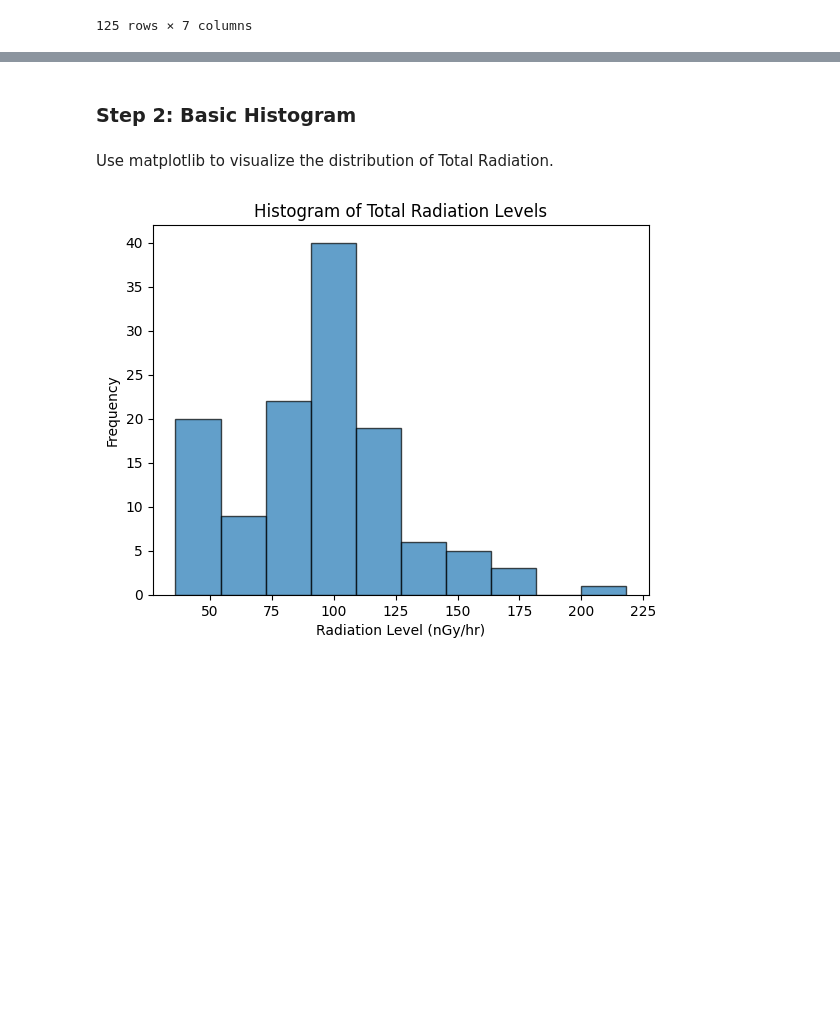
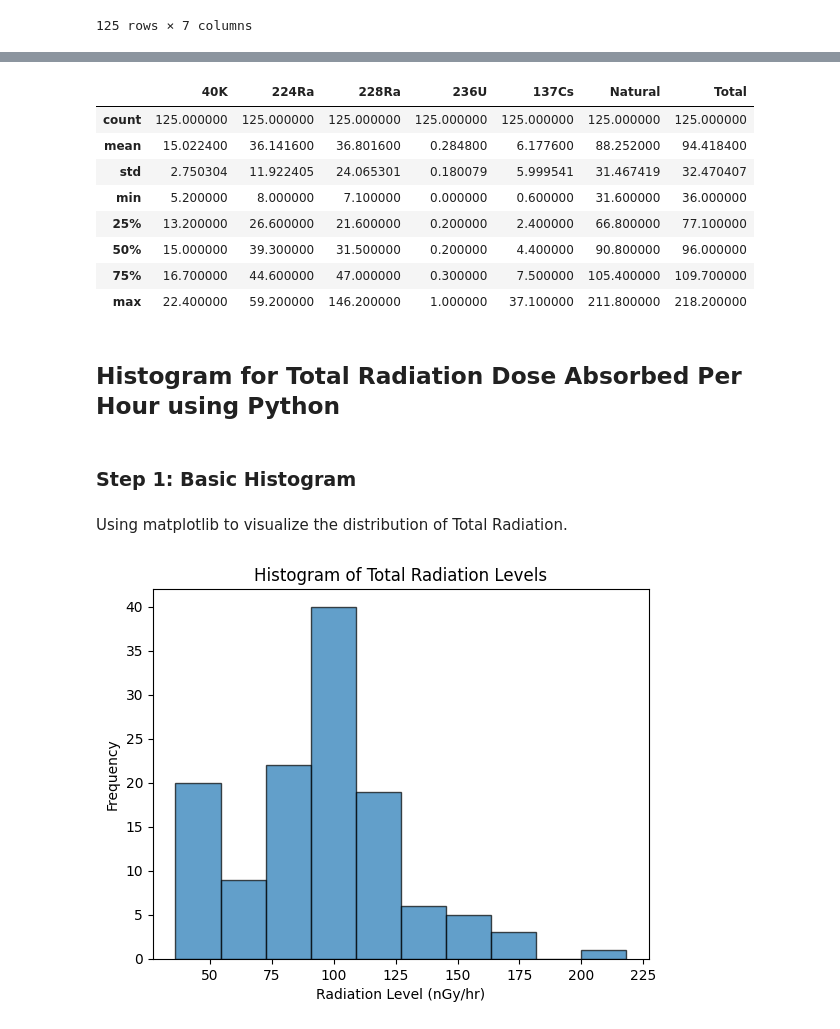
Before and after one commit to sandeept252/Geostatistics, a Jupyter notebook: CROATRAD.ipynb, the cells around one changed output, grey strips where cells are left out. Drawn from its saved outputs; the diff is of its cells as text; code cells hidden in the pictures; blank space fills up the shorter version.

Commit message:
Descriptive statistics using python in Jupyter Notebook

```diff
--- a/CROATRAD.ipynb
+++ b/CROATRAD.ipynb
@@ -84,7 +191,21 @@ df
+# %%
+df.describe()
+# %% [output]
+|  | 40K | 224Ra | 228Ra | 236U | 137Cs | Natural | Total |
+| count | 125.000000 | 125.000000 | 125.000000 | 125.000000 | 125.000000 | 125.000000 | 125.000000 |
+| mean | 15.022400 | 36.141600 | 36.801600 | 0.284800 | 6.177600 | 88.252000 | 94.418400 |
+| std | 2.750304 | 11.922405 | 24.065301 | 0.180079 | 5.999541 | 31.467419 | 32.470407 |
+| min | 5.200000 | 8.000000 | 7.100000 | 0.000000 | 0.600000 | 31.600000 | 36.000000 |
+| 25% | 13.200000 | 26.600000 | 21.600000 | 0.200000 | 2.400000 | 66.800000 | 77.100000 |
+| 50% | 15.000000 | 39.300000 | 31.500000 | 0.200000 | 4.400000 | 90.800000 | 96.000000 |
+| 75% | 16.700000 | 44.600000 | 47.000000 | 0.300000 | 7.500000 | 105.400000 | 109.700000 |
+| max | 22.400000 | 59.200000 | 146.200000 | 1.000000 | 37.100000 | 211.800000 | 218.200000 |
+# %% [markdown]
+## Histogram for Total Radiation Dose Absorbed Per Hour using Python
 # %% [markdown]
-### Step 2: Basic Histogram
+### Step 1: Basic Histogram
 # %% [markdown]
-Use matplotlib to visualize the distribution of Total Radiation.
+Using matplotlib to visualize the distribution of Total Radiation.
 # %%
 # histogram
 plt.hist(df["Total"], bins = 10, edgecolor = "black", alpha = 0.7)
```
Also changed, not shown: parts of 24 cells of this notebook.
